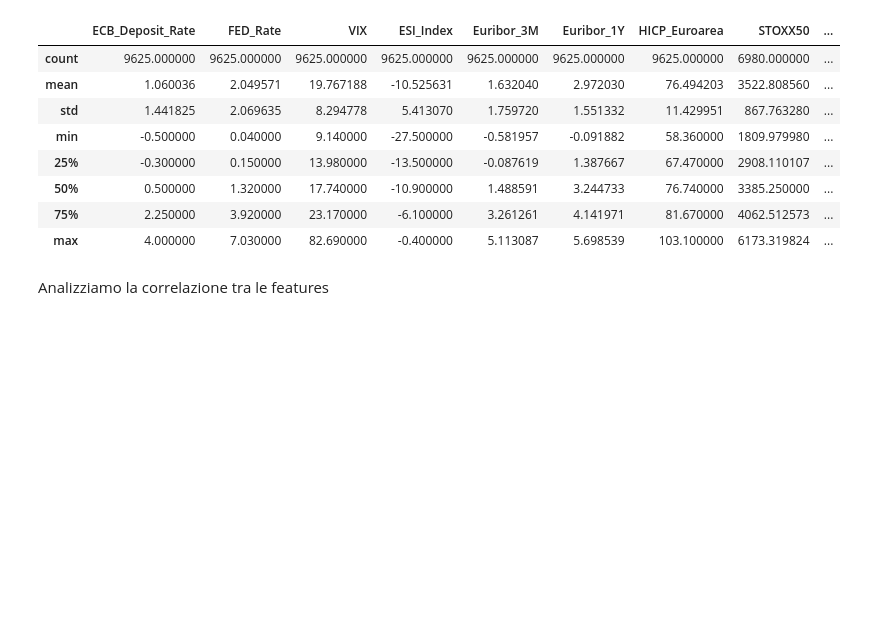
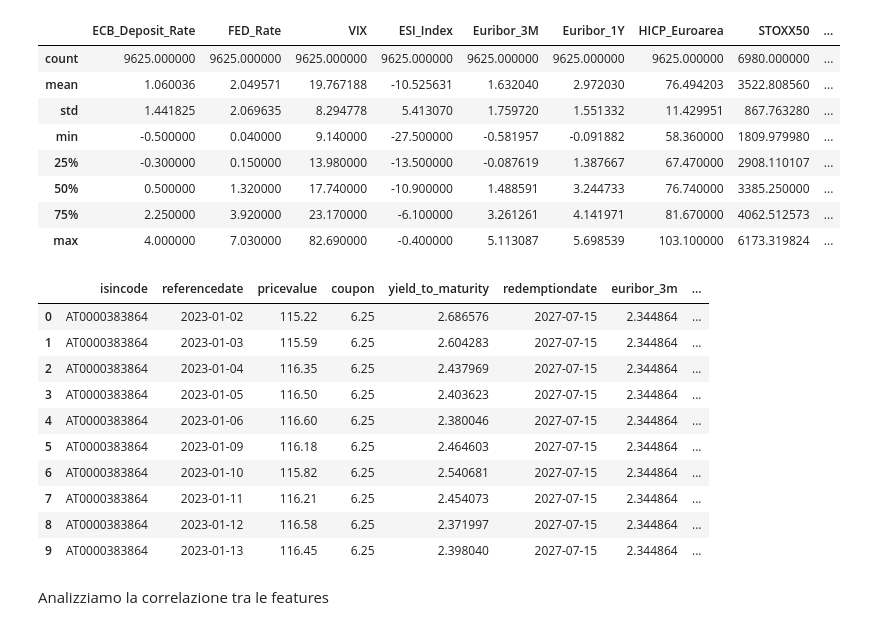
Before and after one commit to whowasfra/bond_screener, a Jupyter notebook: 02_Preprocessing_Feature_Engineering.ipynb, the cells around one changed output. Drawn from its saved outputs; the diff is of its cells as text; code cells hidden in the pictures; blank space fills up the shorter version.

```diff
--- a/02_Preprocessing_Feature_Engineering.ipynb
+++ b/02_Preprocessing_Feature_Engineering.ipynb
@@ -326,6 +326,20 @@ df_ml['referencedate'] = pd.to_datetime(df_ml['referencedate'])
 df_bond_macro = pd.merge(df_ml, df_macro_reset,
                         left_on='referencedate', right_on='referencedate',
                         how='left')
+# %%
+df_bond_macro[['isincode', 'referencedate','pricevalue' ,'coupon', 'yield_to_maturity','redemptiondate','euribor_3m', 'euribor_1y', 'fed_rate']].head(10)
+# %% [output]
+|  | isincode | referencedate | pricevalue | coupon | yield_to_maturity | redemptiondate | euribor_3m | ... |
+| 0 | AT0000383864 | 2023-01-02 | 115.22 | 6.25 | 2.686576 | 2027-07-15 | 2.344864 | ... |
+| 1 | AT0000383864 | 2023-01-03 | 115.59 | 6.25 | 2.604283 | 2027-07-15 | 2.344864 | ... |
+| 2 | AT0000383864 | 2023-01-04 | 116.35 | 6.25 | 2.437969 | 2027-07-15 | 2.344864 | ... |
+| 3 | AT0000383864 | 2023-01-05 | 116.50 | 6.25 | 2.403623 | 2027-07-15 | 2.344864 | ... |
+| 4 | AT0000383864 | 2023-01-06 | 116.60 | 6.25 | 2.380046 | 2027-07-15 | 2.344864 | ... |
+| 5 | AT0000383864 | 2023-01-09 | 116.18 | 6.25 | 2.464603 | 2027-07-15 | 2.344864 | ... |
+| 6 | AT0000383864 | 2023-01-10 | 115.82 | 6.25 | 2.540681 | 2027-07-15 | 2.344864 | ... |
+| 7 | AT0000383864 | 2023-01-11 | 116.21 | 6.25 | 2.454073 | 2027-07-15 | 2.344864 | ... |
+| 8 | AT0000383864 | 2023-01-12 | 116.58 | 6.25 | 2.371997 | 2027-07-15 | 2.344864 | ... |
+| 9 | AT0000383864 | 2023-01-13 | 116.45 | 6.25 | 2.398040 | 2027-07-15 | 2.344864 | ... |
 # %% [markdown]
 Analizziamo la correlazione tra le features
 # %%
```
Also changed, not shown: parts of 2 cells of this notebook.
